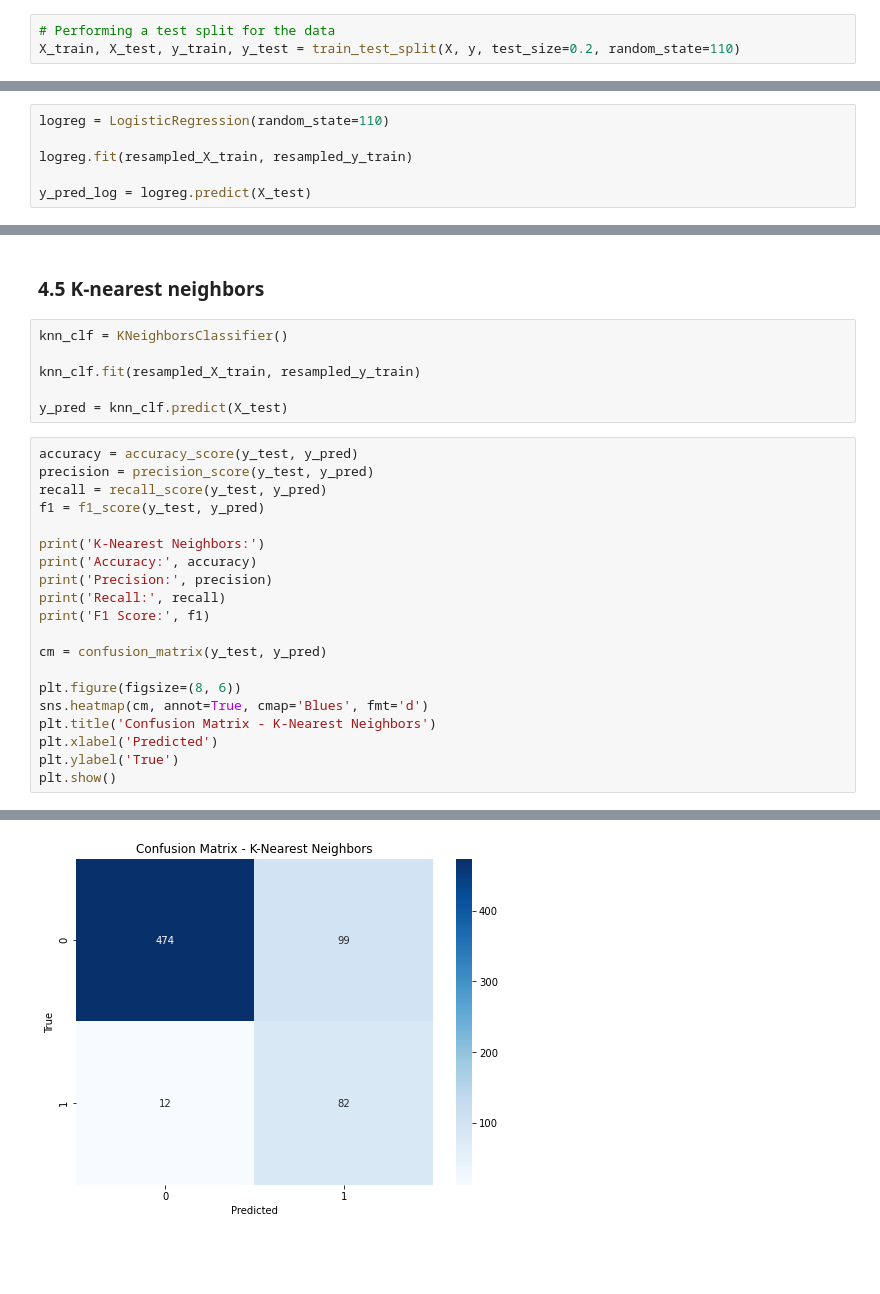
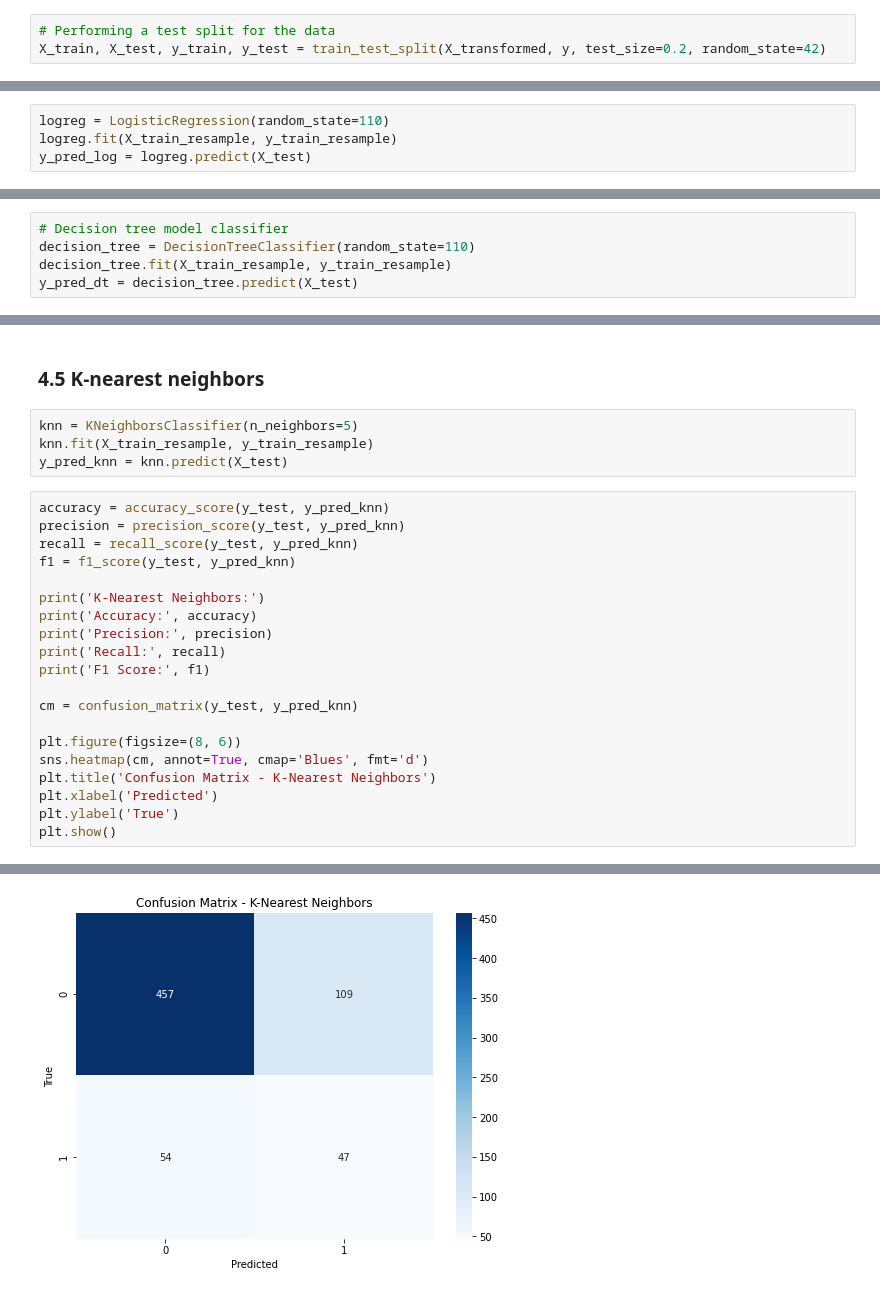
Before and after one commit to Ingavi39/Phase-3-project-, a Jupyter notebook: Phase 3 project.ipynb, the cells around one changed output, grey strips where cells are left out. Saved outputs shown, nothing was run; the diff lists cells and outputs as text; blank space fills up the shorter version.

```diff
--- a/Phase 3 project.ipynb
+++ b/Phase 3 project.ipynb
@@ -380,5 +368,5 @@ X = df.drop("churn", axis=1)
 y = df["churn"]
 # %%
 # Performing a test split for the data
-X_train, X_test, y_train, y_test = train_test_split(X, y, test_size=0.2, random_state=110)
+X_train, X_test, y_train, y_test = train_test_split(X_transformed, y, test_size=0.2, random_state=42)
 # %%
@@ -389,9 +376,7 @@ X_train_resample,y_train_resample = sm.fit_resample(X_train,y_train)
 ### 4.2 Logistic Regression
 # %%
 logreg = LogisticRegression(random_state=110)
-
-logreg.fit(resampled_X_train, resampled_y_train)
-
+logreg.fit(X_train_resample, y_train_resample)
 y_pred_log = logreg.predict(X_test)
 # %%
 accuracy = accuracy_score(y_test, y_pred_log)
@@ -431 +410,6 @@ y_pred_log = dt_clf.predict(X_test)
+# %%
+# Decision tree model classifier
+decision_tree = DecisionTreeClassifier(random_state=110)
+decision_tree.fit(X_train_resample, y_train_resample)
+y_pred_dt = decision_tree.predict(X_test)
 # %%
@@ -493,16 +443,14 @@ F1 Score: 0.956989247311828
 # %% [markdown]
 ### 4.5 K-nearest neighbors
-# %%
-knn_clf = KNeighborsClassifier()
-
-knn_clf.fit(resampled_X_train, resampled_y_train)
-
-y_pred = knn_clf.predict(X_test)
+# %%
+knn = KNeighborsClassifier(n_neighbors=5)
+knn.fit(X_train_resample, y_train_resample)
+y_pred_knn = knn.predict(X_test)
 # %%
-accuracy = accuracy_score(y_test, y_pred)
-precision = precision_score(y_test, y_pred)
-recall = recall_score(y_test, y_pred)
-f1 = f1_score(y_test, y_pred)
+accuracy = accuracy_score(y_test, y_pred_knn)
+precision = precision_score(y_test, y_pred_knn)
+recall = recall_score(y_test, y_pred_knn)
+f1 = f1_score(y_test, y_pred_knn)
 
 print('K-Nearest Neighbors:')
 print('Accuracy:', accuracy)
@@ -510,7 +458,7 @@ print('Precision:', precision)
 print('Recall:', recall)
 print('F1 Score:', f1)
 
-cm = confusion_matrix(y_test, y_pred)
+cm = confusion_matrix(y_test, y_pred_knn)
 
 plt.figure(figsize=(8, 6))
 sns.heatmap(cm, annot=True, cmap='Blues', fmt='d')
@@ -527 +475 @@ F1 Score: 0.5963636363636364
-[figure, old version]
+[figure, new version]
```
Also changed, not shown: parts of 20 cells of this notebook.
